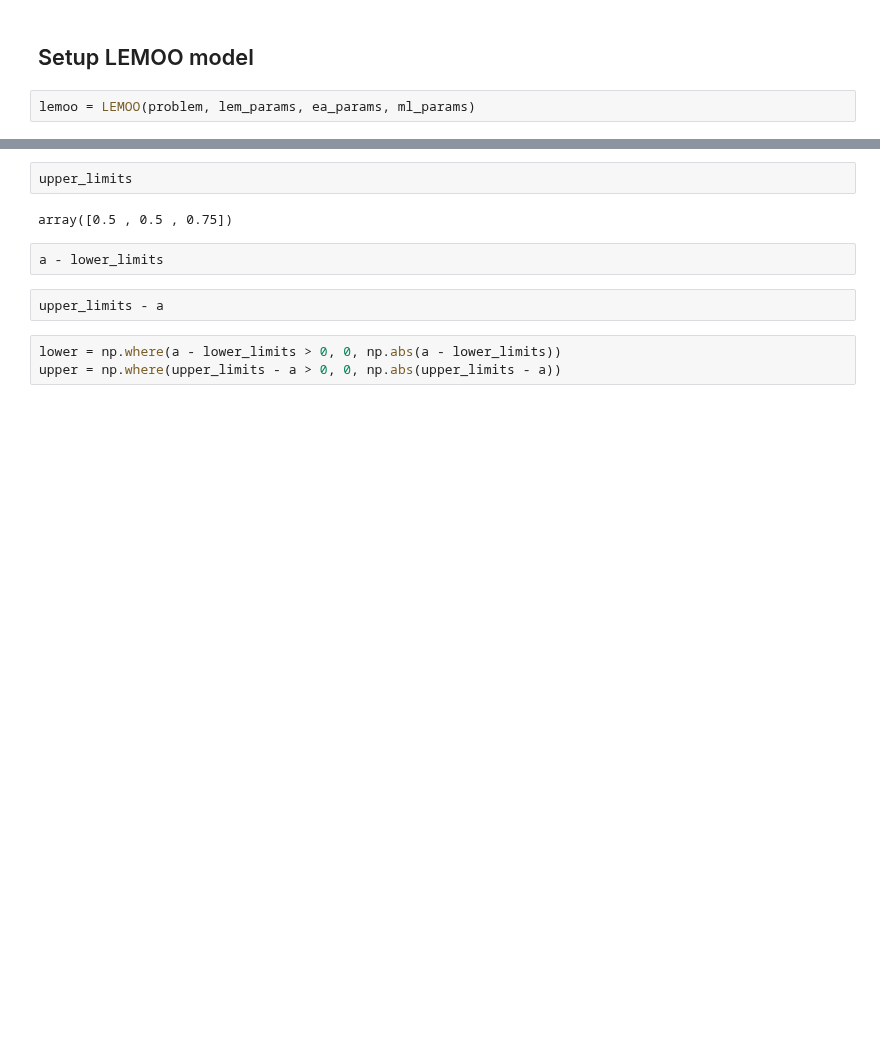
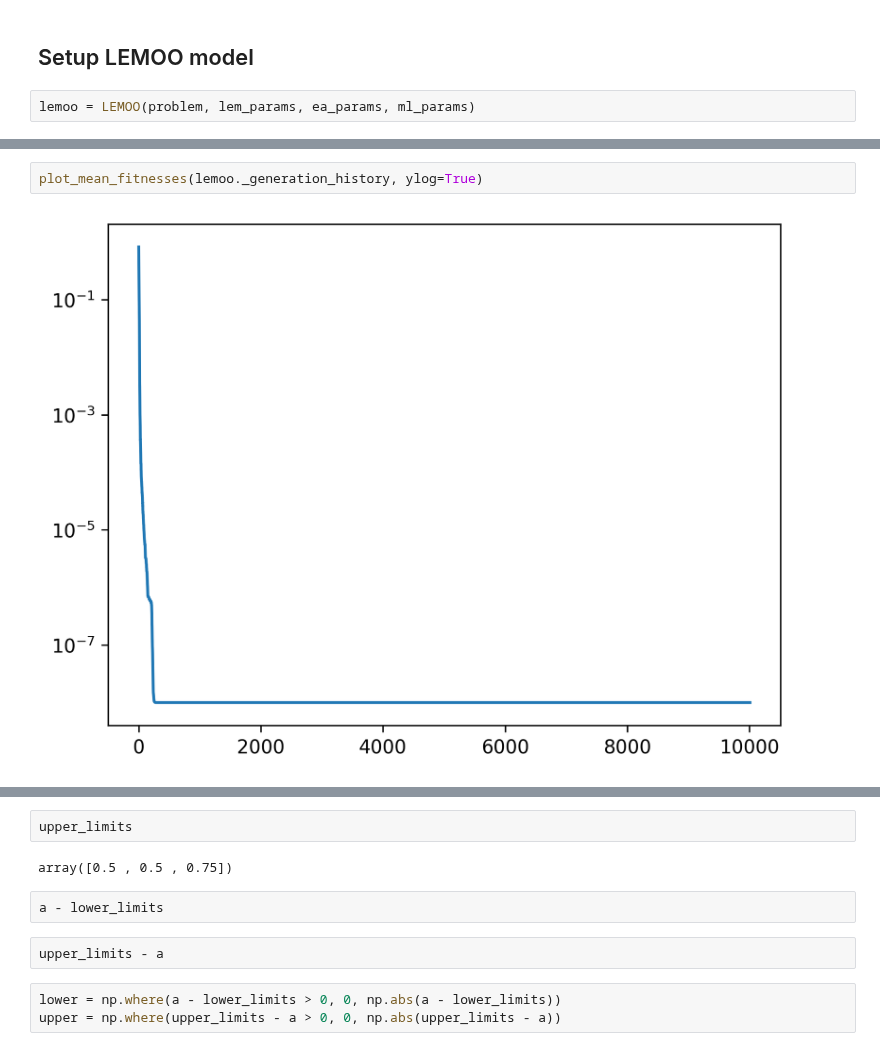
Before and after one commit to gialmisi/XLEMOO, a Jupyter notebook: notebooks/Testing.ipynb, the cells around one changed output, grey strips where cells are left out. Drawn from its saved outputs; the diff is of its cells as text; blank space fills up the shorter version.

```diff
--- a/notebooks/Testing.ipynb
+++ b/notebooks/Testing.ipynb
@@ -123,3 +129,7 @@ plot_best_fitnesses(lemoo._generation_history, ylog=True)
+# %%
+plot_mean_fitnesses(lemoo._generation_history, ylog=True)
+# %% [output]
+[figure, added]
 # %%
 print(lemoo.current_ml_model)
 tree.plot_tree(lemoo.current_ml_model)
```
Also changed, not shown: parts of 10 cells of this notebook, 3 other files.
